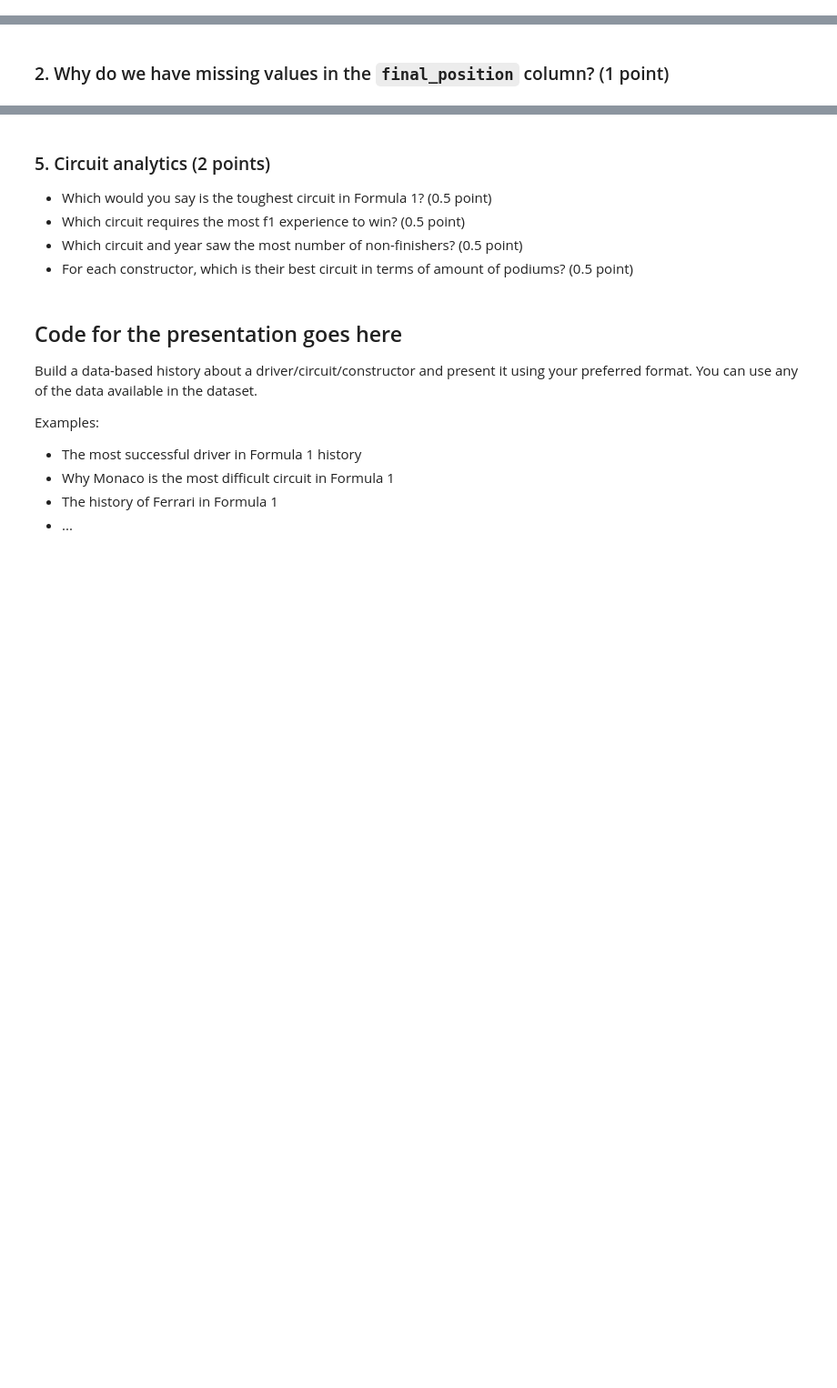
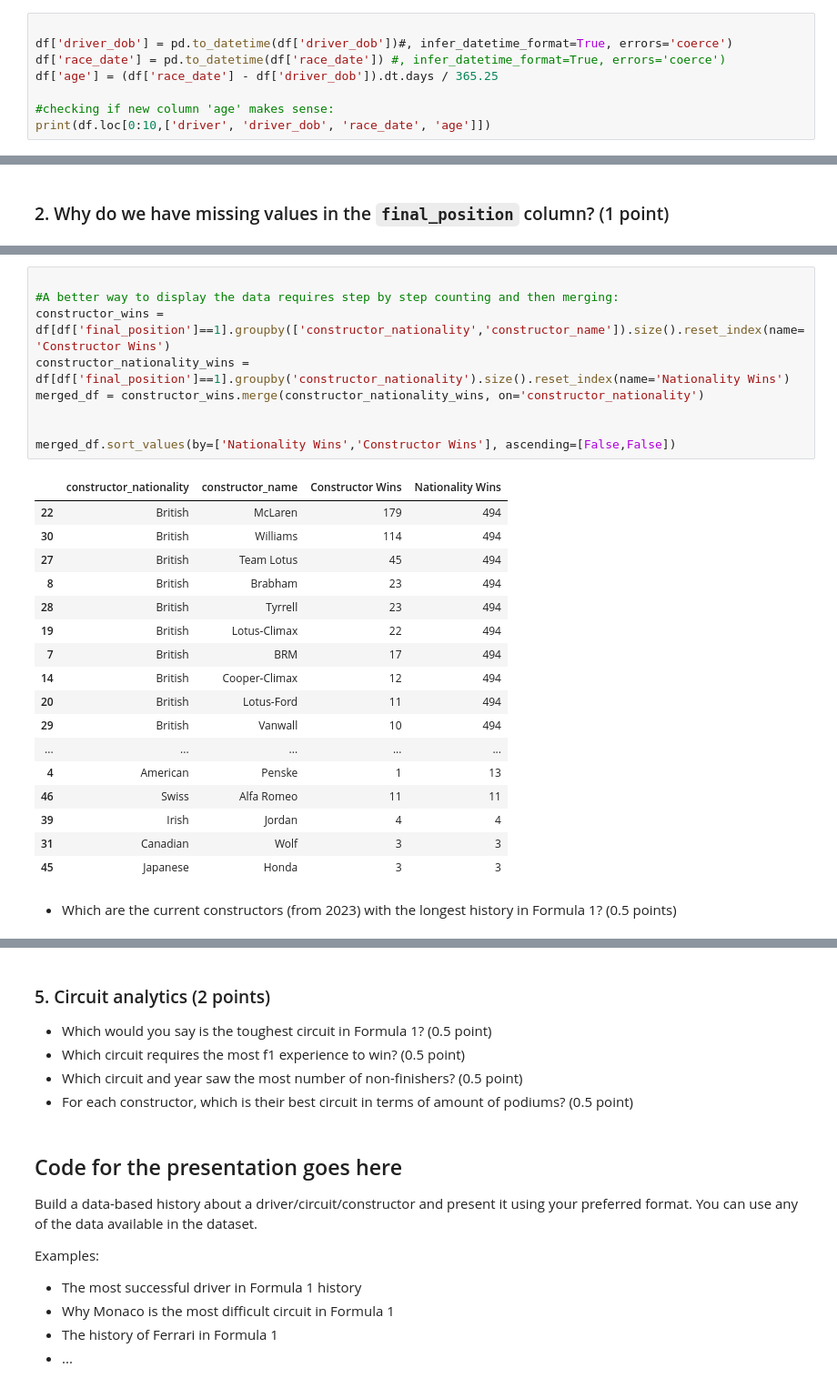
Before and after one commit to pablogalleg/python_assignment, a Jupyter notebook: group_assignment.ipynb, the cells around one changed output, grey strips where cells are left out. Shown at 91% size. Saved outputs shown, nothing was run; the diff lists cells and outputs as text; blank space fills up the shorter version.

Commit message:
Constructor and driver analytics done

```diff
--- a/group_assignment.ipynb
+++ b/group_assignment.ipynb
@@ -85,0 +122,8 @@ df[:10]
+# %%
+
+df['driver_dob'] = pd.to_datetime(df['driver_dob'])#, infer_datetime_format=True, errors='coerce')
+df['race_date'] = pd.to_datetime(df['race_date']) #, infer_datetime_format=True, errors='coerce')
+df['age'] = (df['race_date'] - df['driver_dob']).dt.days / 365.25
+
+#checking if new column 'age' makes sense:
+print(df.loc[0:10,['driver', 'driver_dob', 'race_date', 'age']])
@@ -96,0 +324,29 @@ df[:10]
+# %%
+
+#A better way to display the data requires step by step counting and then merging:
+constructor_wins = df[df['final_position']==1].groupby(['constructor_nationality','constructor_name']).size().reset_index(name='Constructor Wins')
+constructor_nationality_wins = df[df['final_position']==1].groupby('constructor_nationality').size().reset_index(name='Nationality Wins')
+merged_df = constructor_wins.merge(constructor_nationality_wins, on='constructor_nationality')
+
+
+merged_df.sort_values(by=['Nationality Wins','Constructor Wins'], ascending=[False,False])
+# %% [output]
+|  | constructor_nationality | constructor_name | Constructor Wins | Nationality Wins |
+| 22 | British | McLaren | 179 | 494 |
+| 30 | British | Williams | 114 | 494 |
+| 27 | British | Team Lotus | 45 | 494 |
+| 8 | British | Brabham | 23 | 494 |
+| 28 | British | Tyrrell | 23 | 494 |
+| 19 | British | Lotus-Climax | 22 | 494 |
+| 7 | British | BRM | 17 | 494 |
+| 14 | British | Cooper-Climax | 12 | 494 |
+| 20 | British | Lotus-Ford | 11 | 494 |
+| 29 | British | Vanwall | 10 | 494 |
+| ... | ... | ... | ... | ... |
+| 4 | American | Penske | 1 | 13 |
+| 46 | Swiss | Alfa Romeo | 11 | 11 |
+| 39 | Irish | Jordan | 4 | 4 |
+| 31 | Canadian | Wolf | 3 | 3 |
+| 45 | Japanese | Honda | 3 | 3 |
+# %% [markdown]
+* Which are the current constructors (from 2023) with the longest history in Formula 1? (0.5 points)
```
Also changed, not shown: parts of 38 cells of this notebook.
